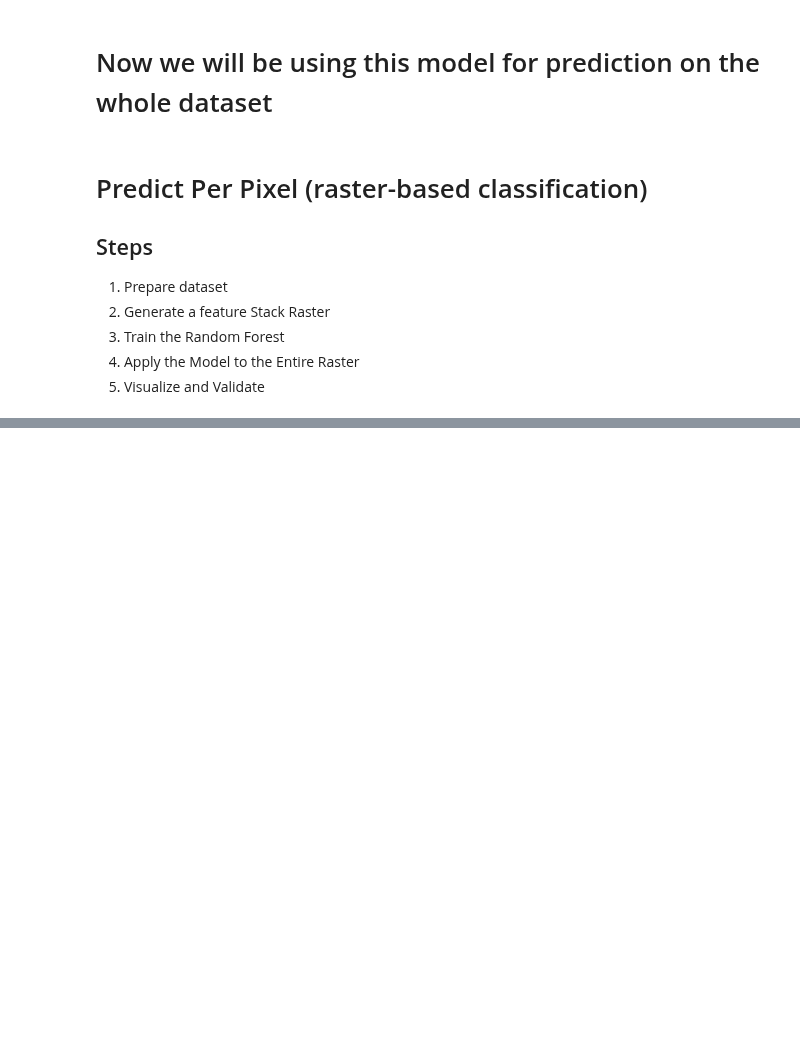
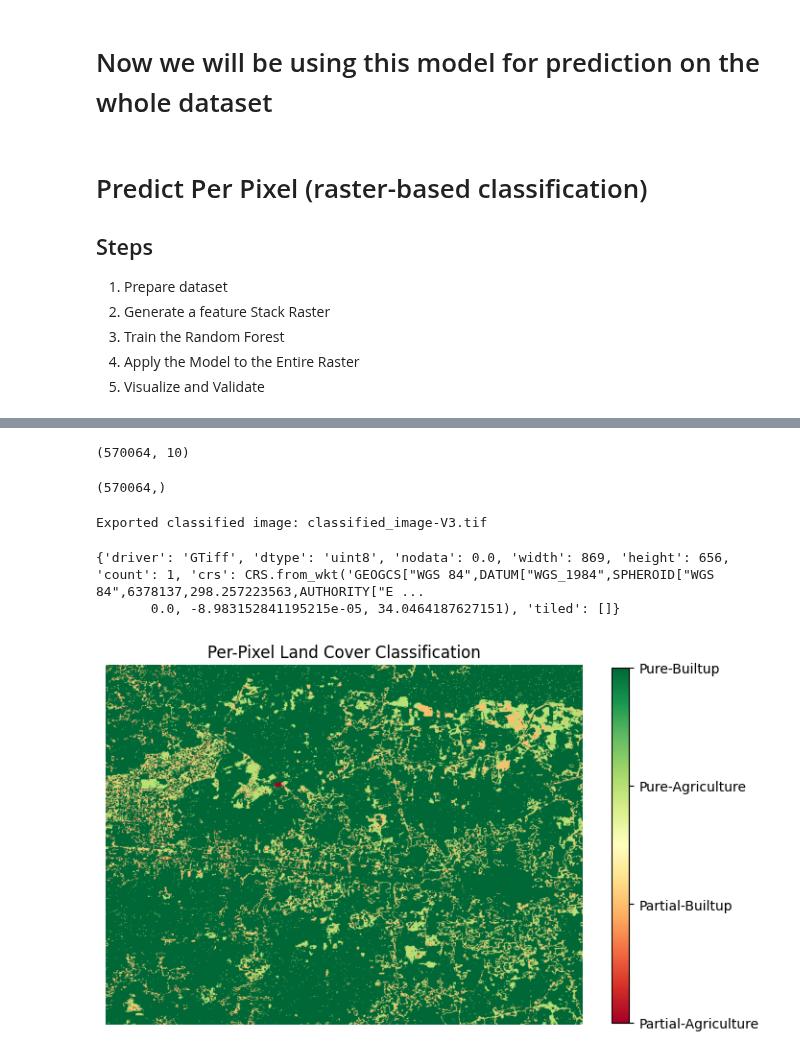
Before and after one commit to code4geoai/gee, a Jupyter notebook: RandomForest_LandCover.ipynb, the cells around one changed output, grey strips where cells are left out. Cells and saved outputs as stored; diff of their text form; code cells hidden in the pictures; blank space fills up the shorter version.

```diff
--- a/RandomForest_LandCover.ipynb
+++ b/RandomForest_LandCover.ipynb
@@ -376,0 +255,26 @@ weighted avg       0.91      0.91      0.91       101
+# %%
+# 1. Load your trained RF pipeline
+rf_model = joblib.load('D:\Trainings\gee\Landcover_randomforest_model.pkl')
+
+feature_cols = ['B2','B3','B4','B8','B11', 'NDVI','NDBI', 'BUI', 'UI', 'NDWI']  # ['B2','B3','B4','B8','B11','NDVI','NDBI','BUI','UI','NDWI']
+class_names  = labels_encoder.classes_  # if you stored them
+# %%
+# 2 Open the 10-band GeoTIFF file
+with rasterio.open('sentinel2_features_indices-V3.tif') as src:
+    profile = src.profile.copy()
+    data = src.read()  # Read all bands into a 3D numpy array shape (bands, height, width)
+    assert data.shape[0] == len(feature_cols),f"Expected {len(feature_cols)} bands, found {data.shape[0]} bands in the file."
+# %%
+# 3 Prepare the feature array (pixels x features)
+bands , h, w = data.shape
+#transpose to (h,w,bands) then reshape to (h*w,bands)
+X = np.transpose(data, (1,2,0)).reshape(-1,bands)
+X.shape
+# %% [output]
+(570064, 10)
+# %%
+# 4 Predict every pixel
+y_flat = rf_model.predict(X)  # Predict the class labels for each pixel
+print(y_flat.shape)
+# %% [output]
+(570064,)
@@ -376,0 +284,42 @@ weighted avg       0.91      0.91      0.91       101
+# %%
+#6 write out the classified raster
+out_profile = profile.copy()
+out_profile.update({
+    'dtype': 'uint8',
+    'count': 1,
+    'compress': 'lzw',
+    'nodata': 0
+})
+with rasterio.open('classified_image-V3.tif', 'w', **out_profile) as dst:
+    dst.write(classified, 1)  # Write the classified data to the first band
+print("Exported classified image: classified_image-V3.tif")
+# %% [output]
+Exported classified image: classified_image-V3.tif
+# %%
+src.profile
+# %% [output]
+{'driver': 'GTiff', 'dtype': 'uint8', 'nodata': 0.0, 'width': 869, 'height': 656, 'count': 1, 'crs': CRS.from_wkt('GEOGCS["WGS 84",DATUM["WGS_1984",SPHEROID["WGS 84",6378137,298.257223563,AUTHORITY["E ...
+       0.0, -8.983152841195215e-05, 34.0464187627151), 'tiled': []}
+# %%
+import matplotlib.pyplot as plt
+
+vmin,vmax = 0,len(class_names)-1
+
+# Map class codes back to names, if you saved them
+if class_names is not None:
+    cmap = plt.get_cmap('tab10', len(class_names))
+else:
+    cmap = 'viridis'
+
+with rasterio.open('classified_image-V3.tif') as src:
+    img = src.read(1)
+
+plt.figure(figsize=(8,8))
+im = plt.imshow(img, cmap='RdYlGn', vmin=vmin, vmax=vmax)
+plt.axis('off')
+cbar = plt.colorbar(im, ticks=np.arange(len(class_names)),shrink=0.6)
+cbar.ax.set_yticklabels(class_names)
+plt.title("Per-Pixel Land Cover Classification")
+plt.show()
+# %% [output]
+[figure, added]
```
Also changed, not shown: parts of 19 cells of this notebook, 5 other files.
